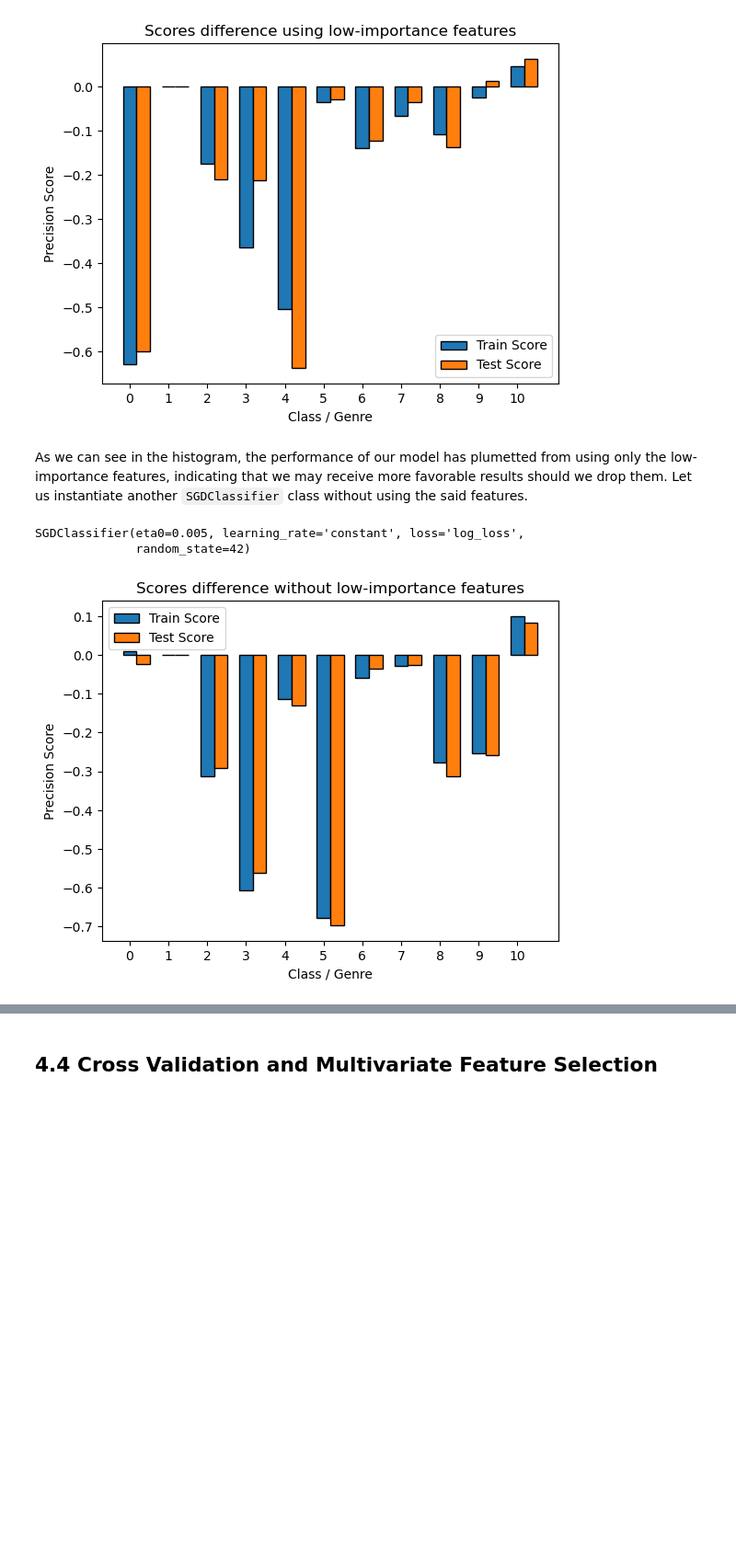
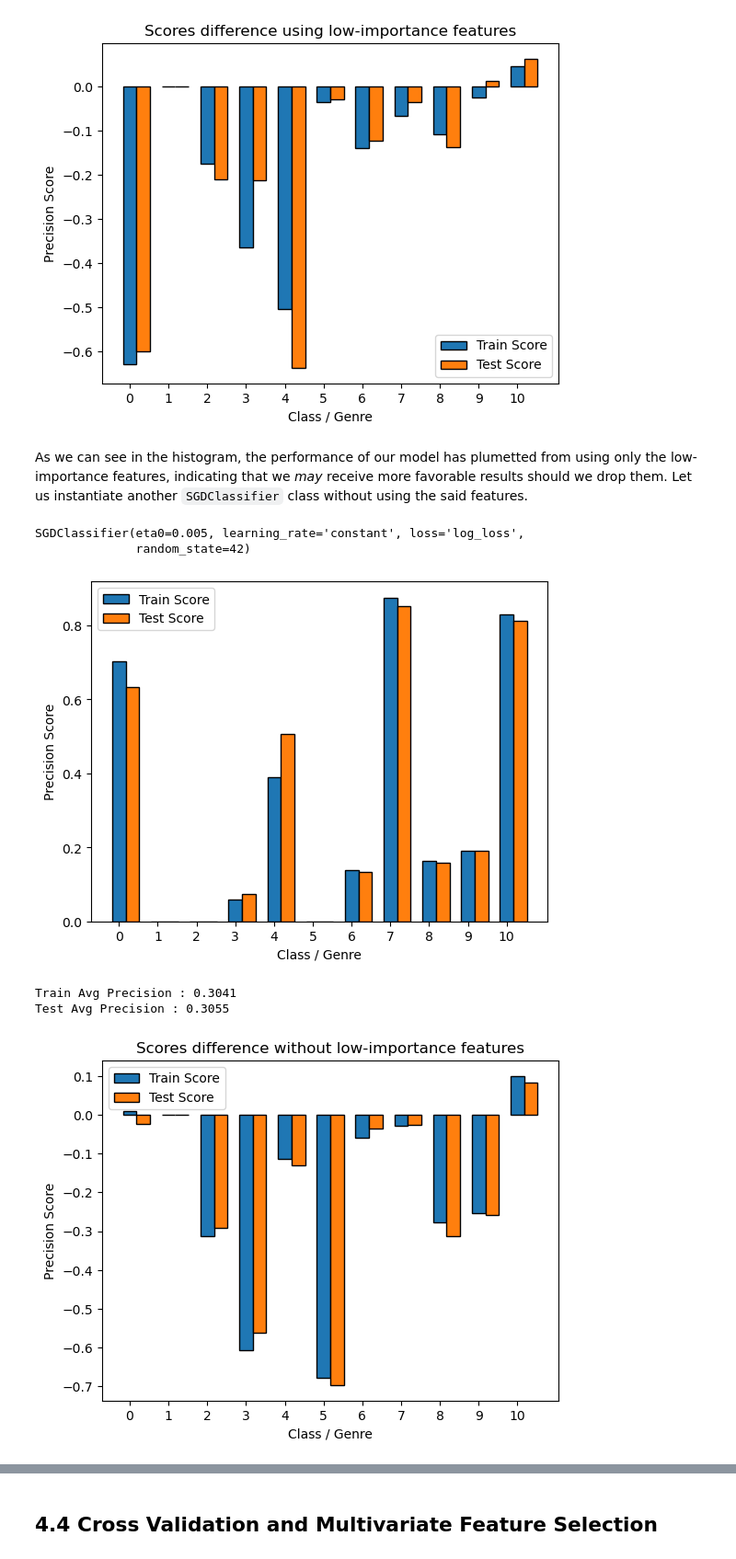
Before and after one commit to CharlesO55/MACHLRN-MP-Music, a Jupyter notebook: 4 Logistic Regression.ipynb, the cells around one changed output, grey strips where cells are left out. Shown at 92% size. Cells and saved outputs as stored; diff of their text form; code cells hidden in the pictures; blank space fills up the shorter version.

```diff
--- a/4 Logistic Regression.ipynb
+++ b/4 Logistic Regression.ipynb
@@ -404,7 +472,7 @@ graph_Scores(np.array(scores_FS) - np.array(scores_SGD), 'Scores difference usin
 # %% [output]
 [figure]
 # %% [markdown]
-As we can see in the histogram, the performance of our model has plumetted from using only the low-importance features, indicating that we may receive more favorable results should we drop them. Let us instantiate another `SGDClassifier` class without using the said features.
+As we can see in the histogram, the performance of our model has plumetted from using only the low-importance features, indicating that we *may* receive more favorable results should we drop them. Let us instantiate another `SGDClassifier` class without using the said features.
 # %%
 included_ft = X_train.columns.drop([
               'Popularity', 'danceability', 'energy',
@@ -426,9 +494,12 @@ SGDClassifier(eta0=0.005, learning_rate='constant', loss='log_loss',
               random_state=42)
 # %%
 #Retrieve the precision score from the low-importance features
-scores_FS = get_Score(FS_SGDModel, X_train[included_ft], X_test[included_ft], y_train, y_test, verbose = 0)
+scores_FS = get_Score(FS_SGDModel, X_train[included_ft], X_test[included_ft], y_train, y_test, verbose = 1)
 
 #Graph the score difference between basic SGD and SGD with the low-importance features
 graph_Scores(np.array(scores_FS) - np.array(scores_SGD), 'Scores difference without low-importance features')
 # %% [output]
-[figure, old version]
+[figure, new version]
+Train Avg Precision : 0.3041
+Test Avg Precision : 0.3055
+[figure, added]
```
Also changed, not shown: parts of 125 cells of this notebook.
